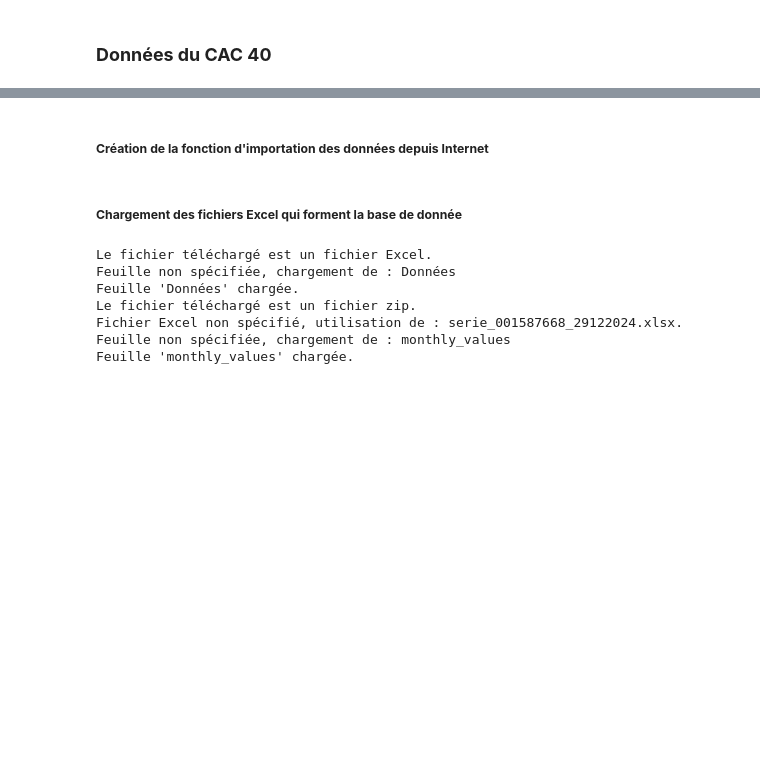
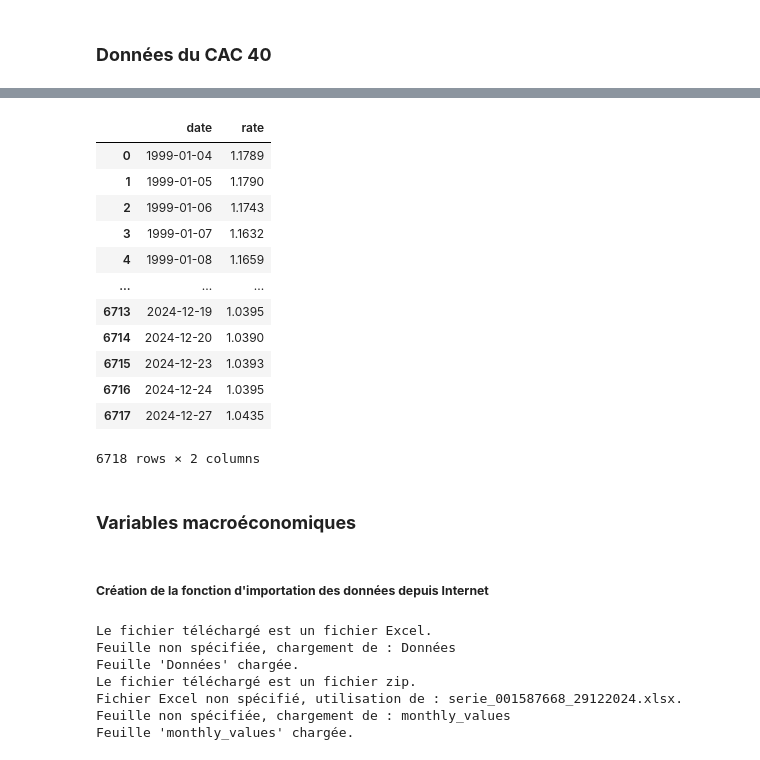
Before and after one commit to amreily/Projet-python-2A, a Jupyter notebook: Notebook_pythondata.ipynb, the cells around one changed output, grey strips where cells are left out. Saved outputs shown, nothing was run; the diff lists cells and outputs as text; code cells hidden in the pictures; blank space fills up the shorter version.

Commit message:
fichier nettoyage

```diff
--- a/Notebook_pythondata.ipynb
+++ b/Notebook_pythondata.ipynb
@@ -127,3 +137,21 @@ Données sauvegardées dans bce_interest_rates.csv
+# %%
+taux_bce
+# %% [output]
+|  | date | rate |
+| 0 | 1999-01-04 | 1.1789 |
+| 1 | 1999-01-05 | 1.1790 |
+| 2 | 1999-01-06 | 1.1743 |
+| 3 | 1999-01-07 | 1.1632 |
+| 4 | 1999-01-08 | 1.1659 |
+| ... | ... | ... |
+| 6713 | 2024-12-19 | 1.0395 |
+| 6714 | 2024-12-20 | 1.0390 |
+| 6715 | 2024-12-23 | 1.0393 |
+| 6716 | 2024-12-24 | 1.0395 |
+| 6717 | 2024-12-27 | 1.0435 |
+6718 rows × 2 columns
+# %% [markdown]
+### **Variables macroéconomiques**
 # %% [markdown]
 ##### **Création de la fonction d'importation des données depuis Internet**
 # %%
@@ -172,5 +200,3 @@ def url_df(url, excel_name=None, sheet_name=None):
     except Exception as e:
         print(f"Erreur : {e}")
         return None
-# %% [markdown]
-##### **Chargement des fichiers Excel qui forment la base de donnée**
```
Also changed, not shown: parts of 58 cells of this notebook, 2 other files.
